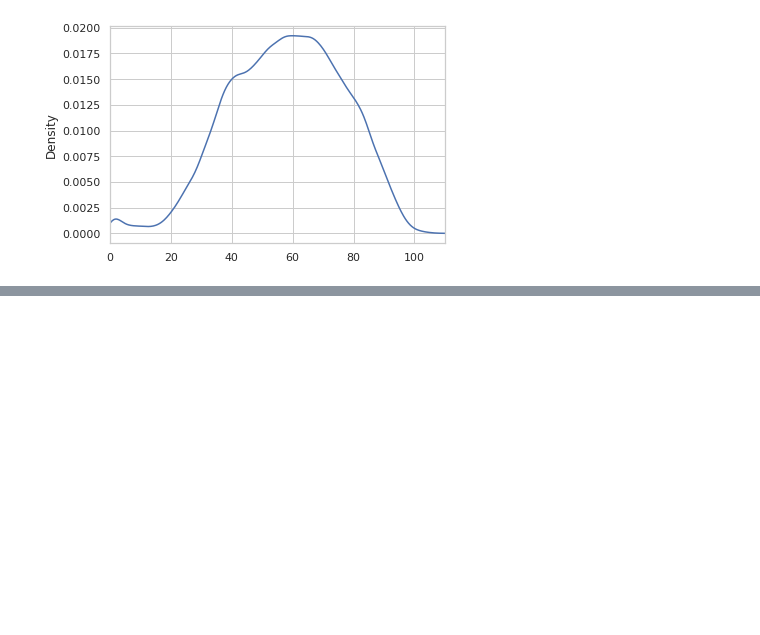
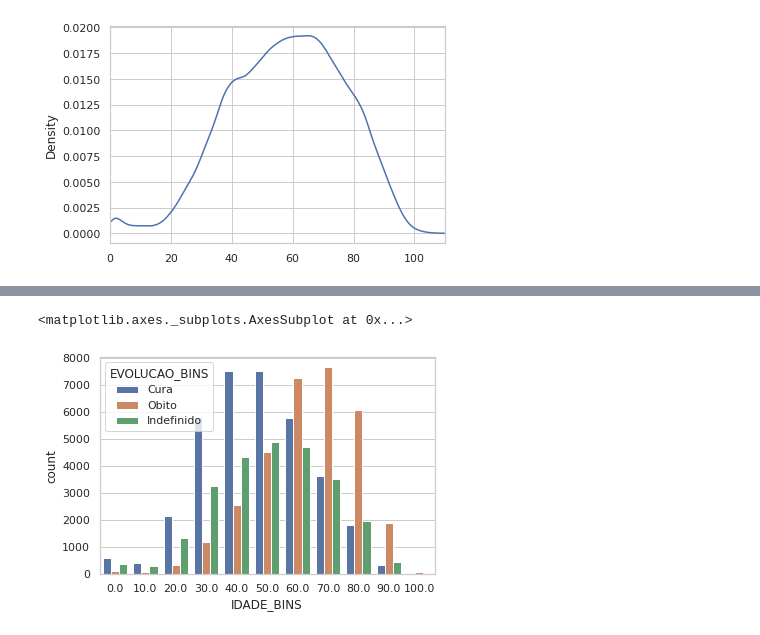
Before and after one commit to fabinhojorge/covid_analysis, a Jupyter notebook: covid_analysis.ipynb, the cells around one changed output, grey strips where cells are left out. Cells and saved outputs as stored; diff of their text form; code cells hidden in the pictures; blank space fills up the shorter version.

```diff
--- a/covid_analysis.ipynb
+++ b/covid_analysis.ipynb
@@ -197,0 +188,3 @@ df.groupby('EVOLUCAO').NU_IDADE_N.describe()
+# %%
+df['IDADE_BINS'] = df.NU_IDADE_N.map(lambda age: 10 * (age // 10))
+df['EVOLUCAO_BINS'] = df.EVOLUCAO.map(lambda x: 9 if x not in (1, 2, 9) else x).map({1:'Cura', 2:'Obito', 9:'Indefinido'})
@@ -197,0 +201,5 @@ df.groupby('EVOLUCAO').NU_IDADE_N.describe()
+# %%
+sns.countplot('IDADE_BINS',hue='EVOLUCAO_BINS',data=df[df.IDADE_BINS <= 100])
+# %% [output]
+<matplotlib.axes._subplots.AxesSubplot at 0x...>
+[figure, added]
```
Also changed, not shown: parts of 19 cells of this notebook.
